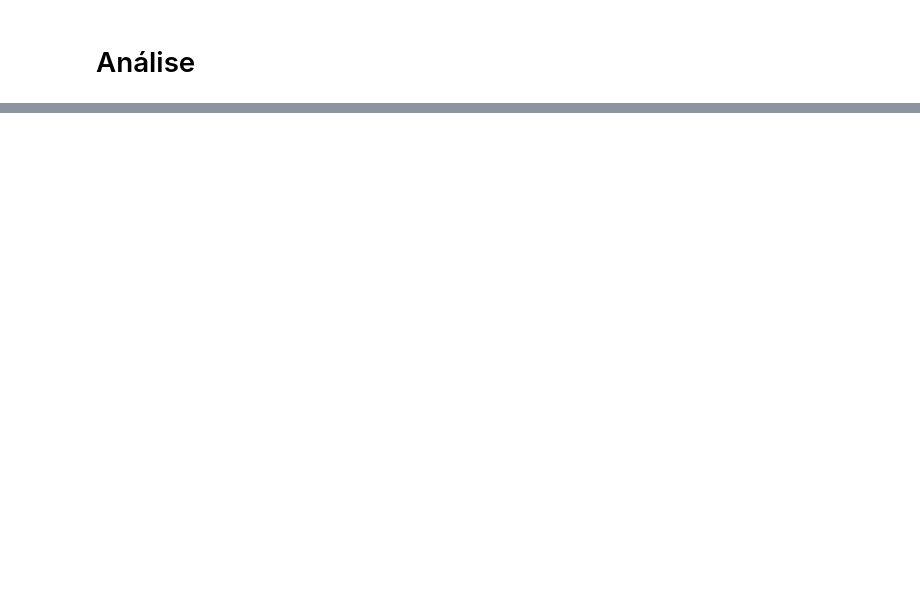
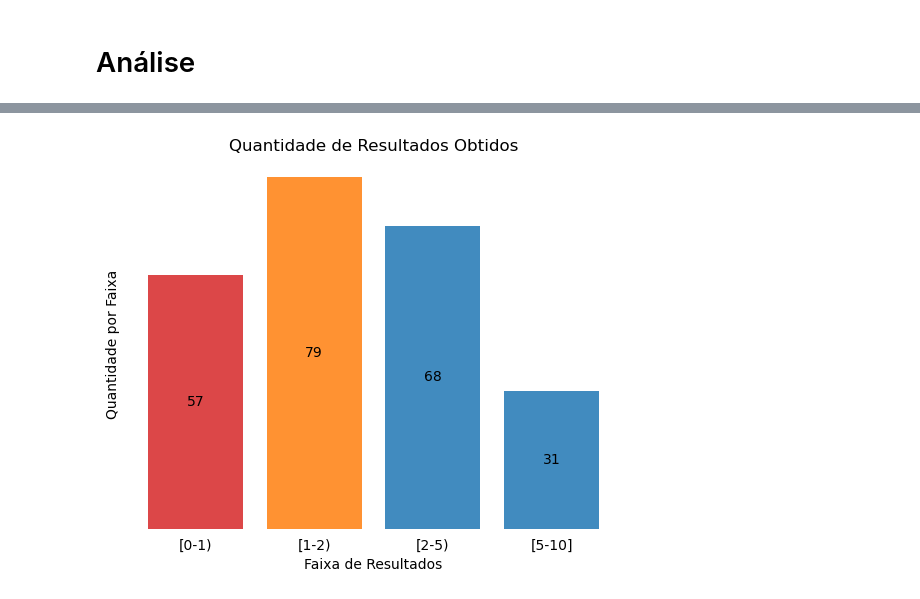
Before and after one commit to InovaFiscaliza/certificacao-homologacao, a Jupyter notebook: analise_exploratoria.ipynb, the cells around one changed output, grey strips where cells are left out. Cells and saved outputs as stored; diff of their text form; code cells hidden in the pictures; blank space fills up the shorter version.

Commit message:
Implementado gráficos de resultador por faixa e sites com mais resultados

```diff
--- a/analise_exploratoria.ipynb
+++ b/analise_exploratoria.ipynb
@@ -25,13 +26,25 @@ def clean_models(models: list):
     models = list(set([' '.join([token for token in model.split() if token not in stop_words]) for model in models]))
 
     return models
+# %%
+def extract_site(url):
+    if url:
+        parsed_url = urlparse(url).netloc
+        for prefix in ['www.', 'empresas.', 'm.', 'produto.', 'lista.', 'sp.']:
+            if parsed_url.startswith(prefix):
+                return parsed_url[len(prefix):]
+        return parsed_url
+    else:
+        return '-'
 # %%
-def plot_results_count(search_results_count,bins=DEFAULT_BINS):
+def plot_results_count(df,bins=DEFAULT_BINS):
+
+    search_results_count = df_search_results_ean[['original_query','results']].groupby('original_query').sum().values.reshape(-1,)
     heights,_ = np.histogram(search_results_count,bins=bins)
     x_labels = ['[{}-{})'.format(start,stop) for start,stop in pairwise(bins)]
     x_labels[-1] = x_labels[-1].replace(')',']')
 
-    bar_colors = ['tab:blue' for x in range(len(heights))]
+    bar_colors = ['tab:blue'] * len(heights)
     bar_colors[0] = 'tab:red'
     bar_colors[heights.argmax()] = 'tab:orange'
 
@@ -150,4 +228,5 @@ else:
 # Análise
 # %%
 df_search_results_ean['results'] = df_search_results_ean['url'].apply(lambda x: 0 if x is None else 1)
+df_search_results_ean['netloc'] = df_search_results_ean['netloc'] = df_search_results_ean['url'].map(extract_site)
 df_search_results_ean
@@ -156,0 +247,4 @@ plot_results_count(search_results_count)
+# %%
+plot_results_count(df_search_results_ean)
+# %% [output]
+[figure, added]
```
Also changed, not shown: parts of 10 cells of this notebook.
